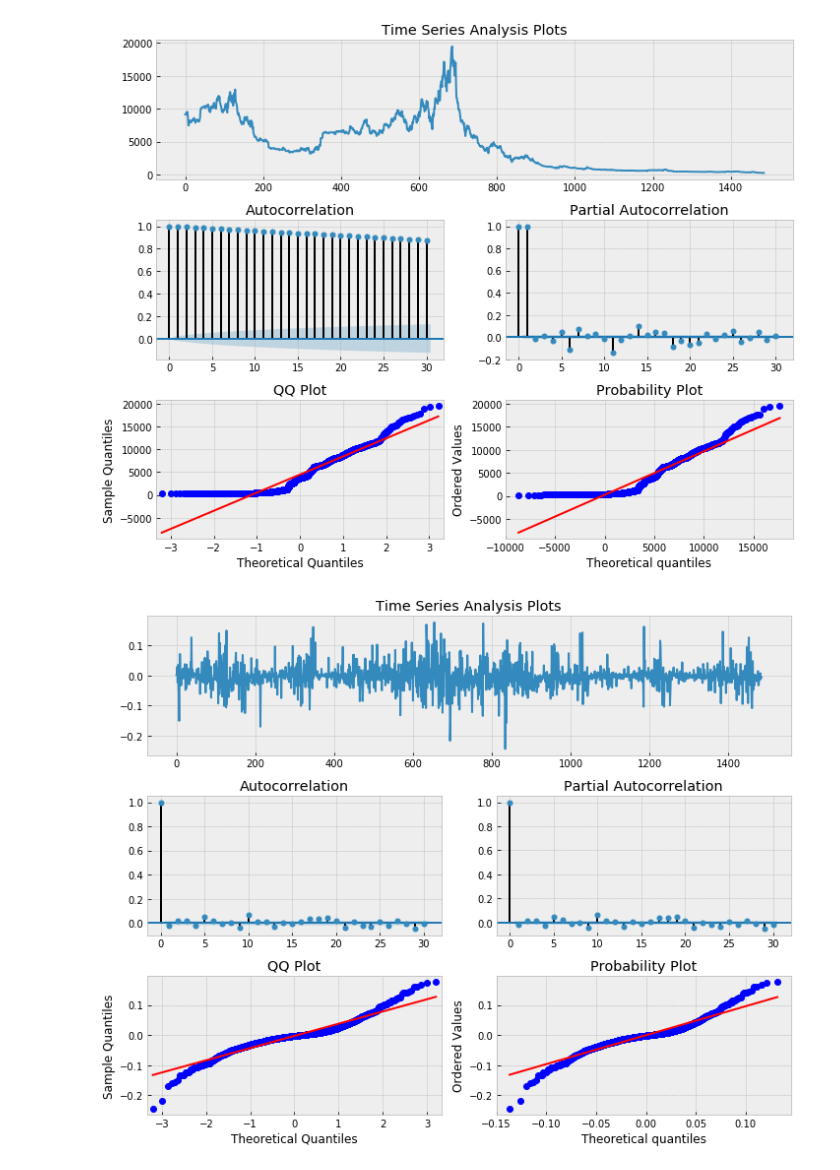
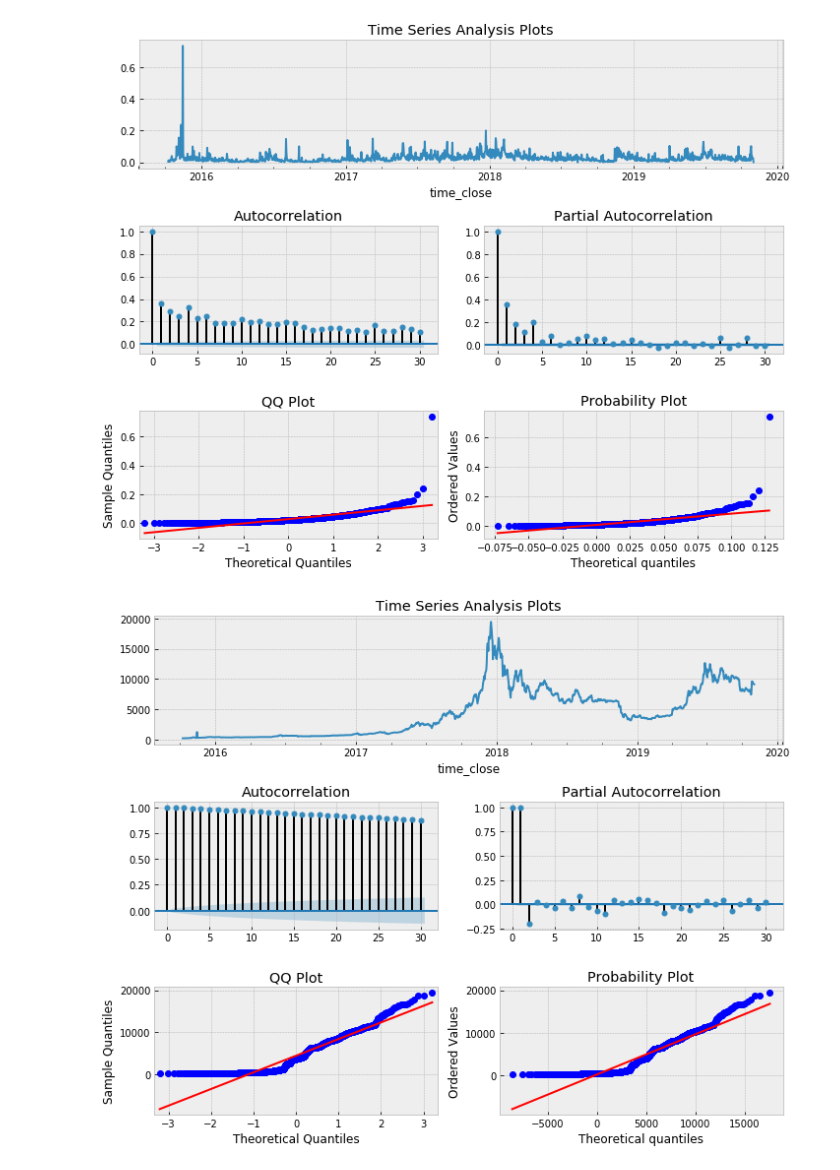
Before and after one commit to Jwang-2007/DataIncubatorProposal, a Jupyter notebook: data_incubator_demo_2.ipynb, the cells around one changed output. Cells and saved outputs as stored; diff of their text form; code cells hidden in the pictures.

```diff
--- a/data_incubator_demo_2.ipynb
+++ b/data_incubator_demo_2.ipynb
@@ -38,10 +38,3 @@ def tsplot(y, lags=None, figsize=(10, 8), style='bmh'):
     return
 df_btc = pd.read_csv('../data/webdata/Gemini_BTCUSD_d.csv',skiprows=1)
 df_btc.rename(columns={'Open': 'price_open', 'High': 'price_high', 'Low': 'price_low', 'Close': 'price_close', 'Volume BTC':'volume_traded','Date':'time_close'},inplace=True)
-
-tsplot(df_btc['price_close'], lags=30)
-logret_btc=np.diff(np.log(df_btc['price_close'].as_matrix()))
-tsplot(logret_btc,lags=30)
-# %% [output]
-[figure, removed]
-[figure, removed]
@@ -47,0 +52,8 @@ tsplot(logret_btc,lags=30)
+# %%
+tsplot(comp_btc.data['range_high'], lags=30)
+# %% [output]
+[figure, added]
+# %%
+tsplot(comp_btc.data['price_mid'], lags=30)
+# %% [output]
+[figure, added]
```
Also changed, not shown: parts of 5 cells of this notebook.
